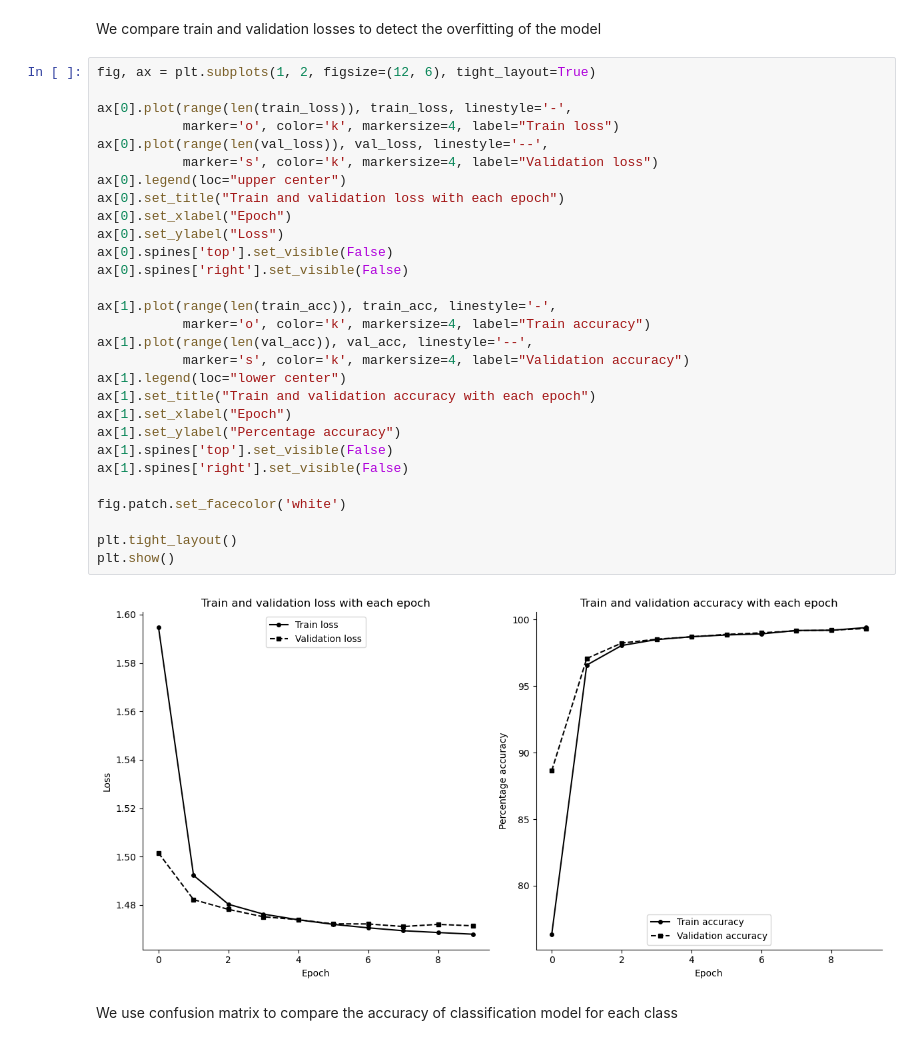
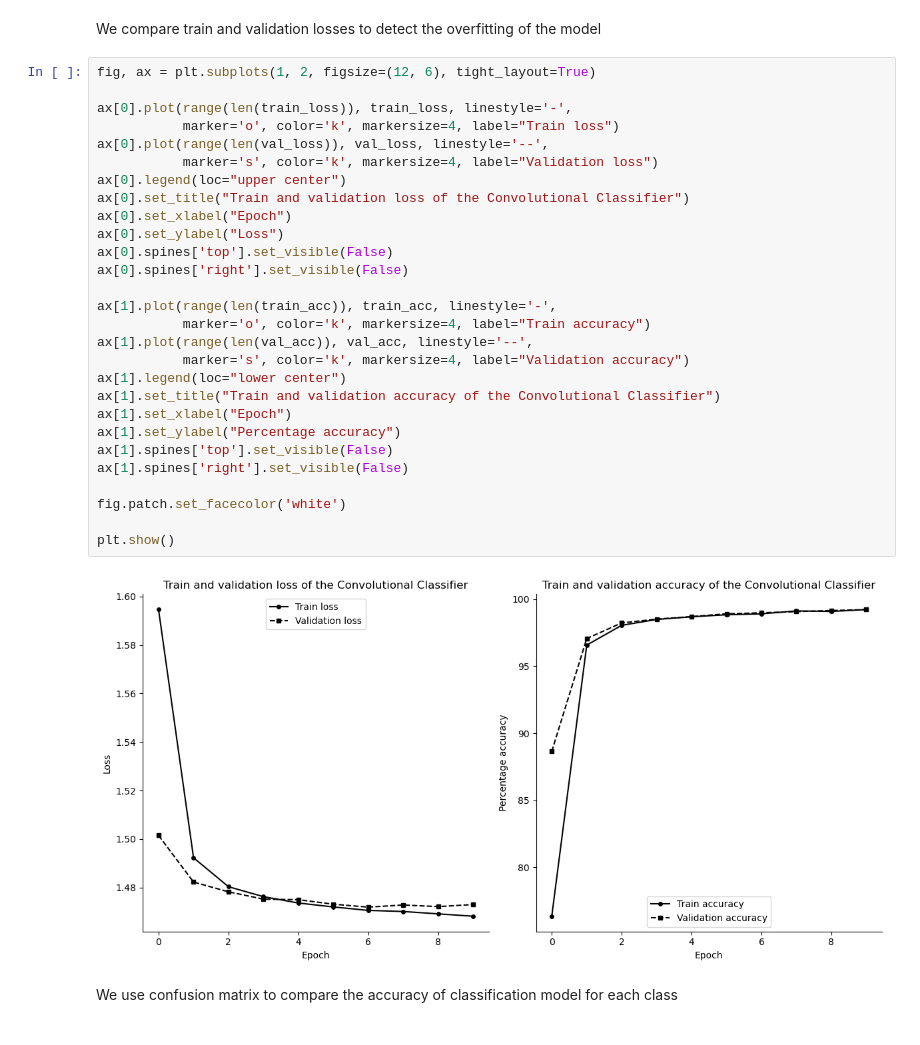
Before and after one commit to kaydotdev/stochastic-quantization, a Jupyter notebook: code/notebooks/convnet.ipynb, the cells around one changed output. Drawn from its saved outputs; the diff is of its cells as text.

Commit message:
fix(convnet.ipynb): add classifier name to the generated plots

```diff
--- a/code/notebooks/convnet.ipynb
+++ b/code/notebooks/convnet.ipynb
@@ -224,34 +220,33 @@ We compare train and validation losses to detect the overfitting of the model
 # %%
 fig, ax = plt.subplots(1, 2, figsize=(12, 6), tight_layout=True)
 
 ax[0].plot(range(len(train_loss)), train_loss, linestyle='-',
            marker='o', color='k', markersize=4, label="Train loss")
 ax[0].plot(range(len(val_loss)), val_loss, linestyle='--',
            marker='s', color='k', markersize=4, label="Validation loss")
 ax[0].legend(loc="upper center")
-ax[0].set_title("Train and validation loss with each epoch")
+ax[0].set_title("Train and validation loss of the Convolutional Classifier")
 ax[0].set_xlabel("Epoch")
 ax[0].set_ylabel("Loss")
 ax[0].spines['top'].set_visible(False)
 ax[0].spines['right'].set_visible(False)
 
 ax[1].plot(range(len(train_acc)), train_acc, linestyle='-',
            marker='o', color='k', markersize=4, label="Train accuracy")
 ax[1].plot(range(len(val_acc)), val_acc, linestyle='--',
            marker='s', color='k', markersize=4, label="Validation accuracy")
 ax[1].legend(loc="lower center")
-ax[1].set_title("Train and validation accuracy with each epoch")
+ax[1].set_title("Train and validation accuracy of the Convolutional Classifier")
 ax[1].set_xlabel("Epoch")
 ax[1].set_ylabel("Percentage accuracy")
 ax[1].spines['top'].set_visible(False)
 ax[1].spines['right'].set_visible(False)
 
 fig.patch.set_facecolor('white')
 
-plt.tight_layout()
 plt.show()
 # %% [output]
-[figure, old version]
+[figure, new version]
 # %% [markdown]
 We use confusion matrix to compare the accuracy of classification model for each class
 # %%
```
Also changed, not shown: parts of 5 cells of this notebook, 2 other files.
